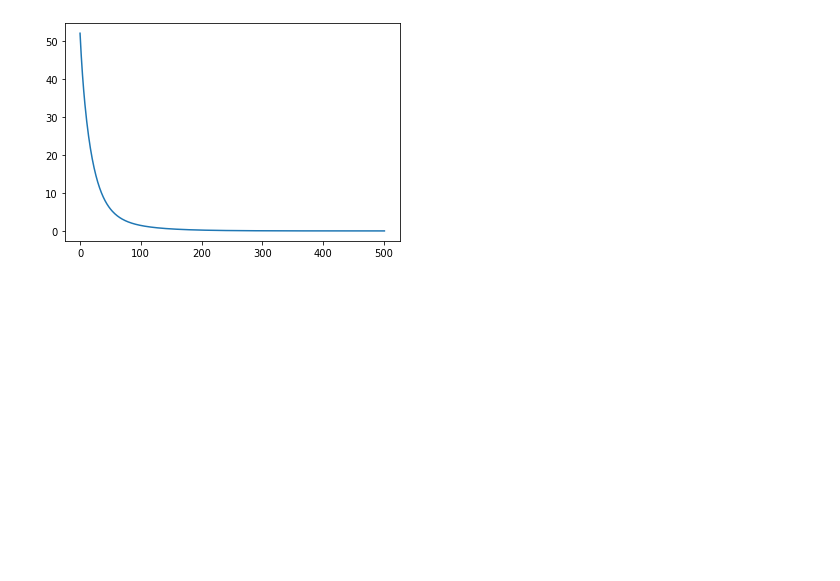
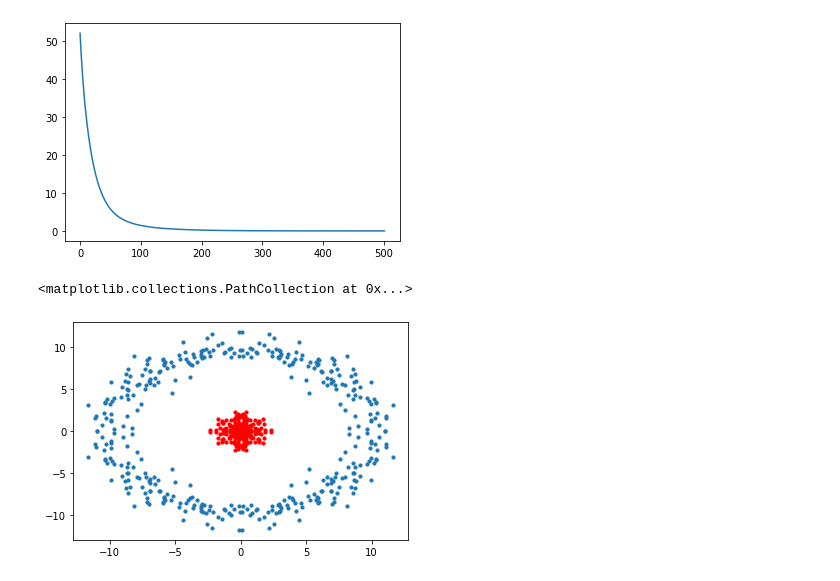
Before and after one commit to JimGerth/desy-ml-python, a Jupyter notebook: Chapter 2.ipynb, the cells around one changed output. Drawn from its saved outputs; the diff is of its cells as text; code cells hidden in the pictures; blank space fills up the shorter version.

Commit message:
loaded and plotted circle data

```diff
--- a/Chapter 2.ipynb
+++ b/Chapter 2.ipynb
@@ -201,3 +201,10 @@ plt.plot(np.linspace(0, len(regnonlin.cost_) + 1, len(regnonlin.cost_)), regnonl
 # %% [output]
 [<matplotlib.lines.Line2D at 0x...>]
 [figure]
+# %%
+cX, cy = np.load('data/circle_features.npy'), np.where(np.load('data/circle_targets.npy') > 0.5, 1, 0)
+plt.scatter(cX[cy == 1, 0], cX[cy == 1, 1], s=10)
+plt.scatter(cX[cy == 0, 0], cX[cy == 0, 1], s=10, color='red')
+# %% [output]
+<matplotlib.collections.PathCollection at 0x...>
+[figure, added]
```
